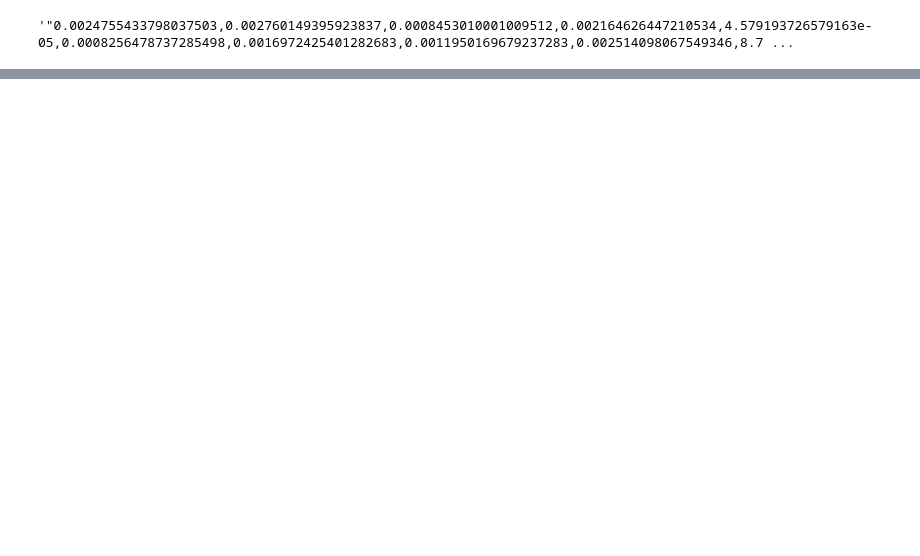
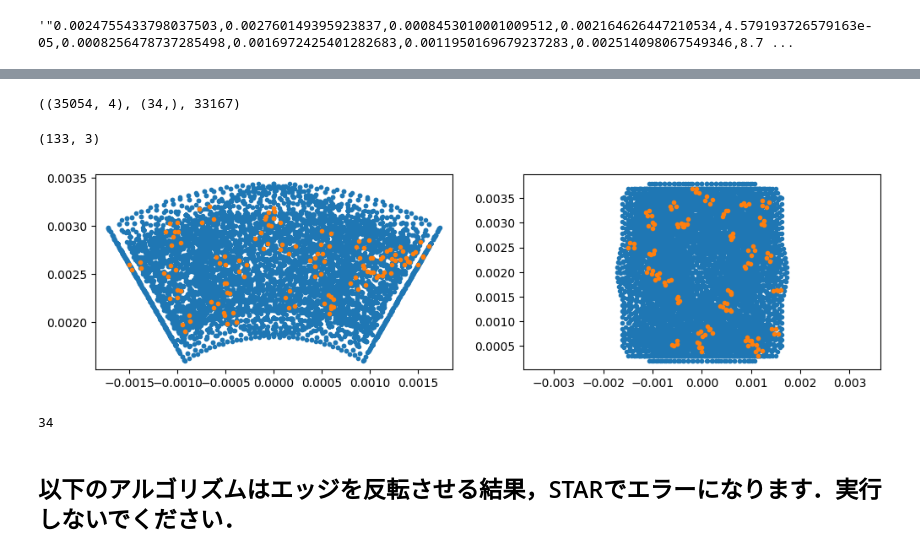
Before and after one commit to gyakusu/Mophing, a Jupyter notebook: python/MakeRandomGeomety.ipynb, the cells around one changed output, grey strips where cells are left out. Cells and saved outputs as stored; diff of their text form; code cells hidden in the pictures; blank space fills up the shorter version.

```diff
--- a/python/MakeRandomGeomety.ipynb
+++ b/python/MakeRandomGeomety.ipynb
@@ -166,0 +211,33 @@ Done 5
+# %%
+minus_volume_tetra = np.where(np.array(volumes) < 0)[0]
+cells0 = np.array(full_mesh.cells.tolist()).reshape(-1, 5)[:, 1:]
+
+cells0.shape, minus_volume_tetra.shape, minus_volume_tetra.max()
+# %% [output]
+((35054, 4), (34,), 33167)
+# %%
+minus_volume_index = cells0[minus_volume_tetra].flatten()
+minus_volume_index = np.unique(minus_volume_index)
+
+full_points = np.array(full_mesh.points.tolist())
+minus_points = full_points[minus_volume_index]
+minus_points.shape
+# %% [output]
+(133, 3)
+# %%
+fig,ax = plt.subplots(1, 2, figsize=(12, 3))
+
+for i in [0,1]:
+    ax[i].plot(full_points[:,0], full_points[:,1+i], '.')
+    ax[i].plot(minus_points[:,0], minus_points[:,1+i], '.')
+    ax[i].axis('equal')
+plt.show()
+# %% [output]
+[figure, added]
+# %%
+minus_volume0 = calculate_volume(full_mesh) < 0
+minus_volume0.sum()
+# %% [output]
+34
+# %% [markdown]
+## 以下のアルゴリズムはエッジを反転させる結果，STARでエラーになります．実行しないでください．
```
Also changed, not shown: parts of 19 cells of this notebook, 9 other files.
